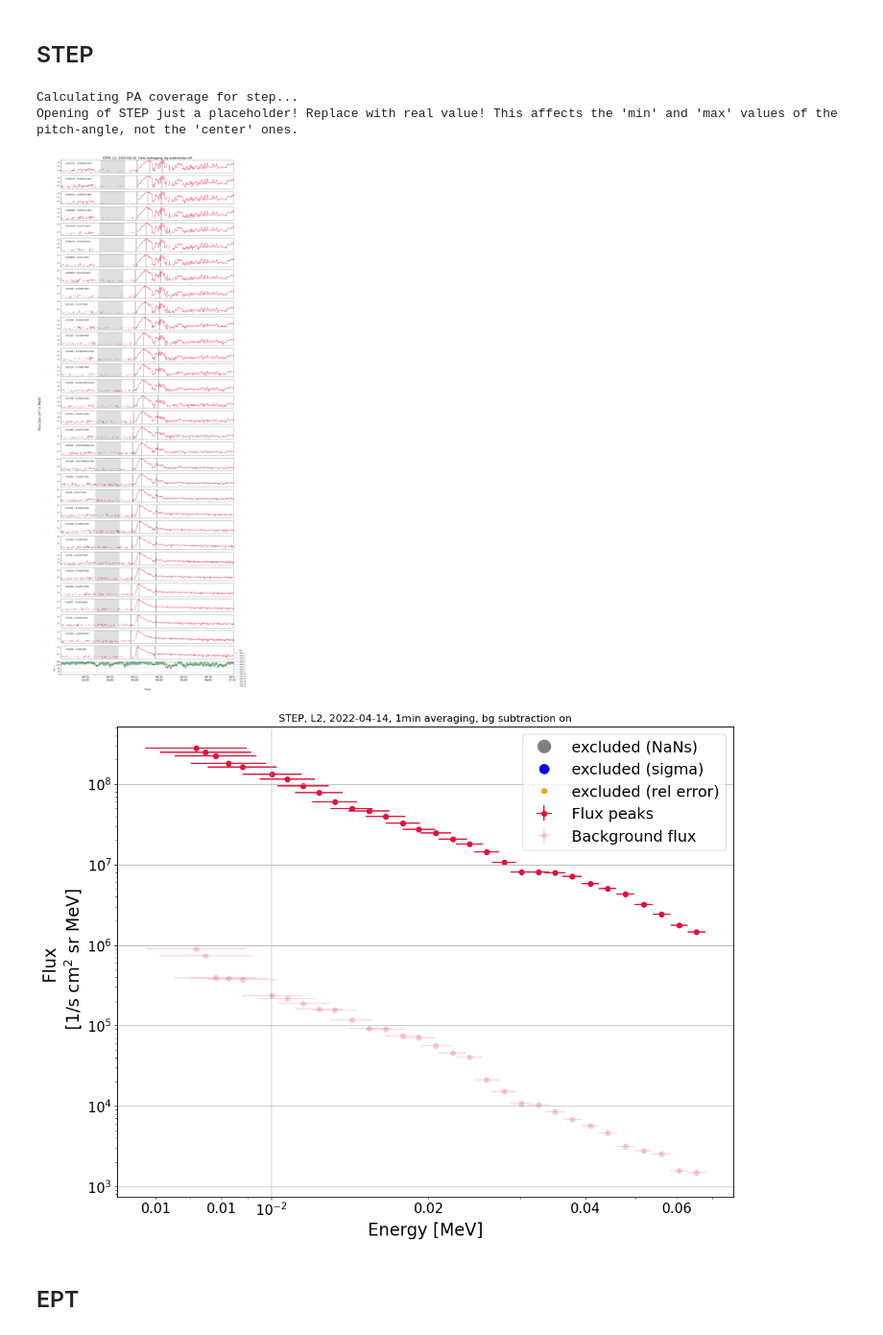
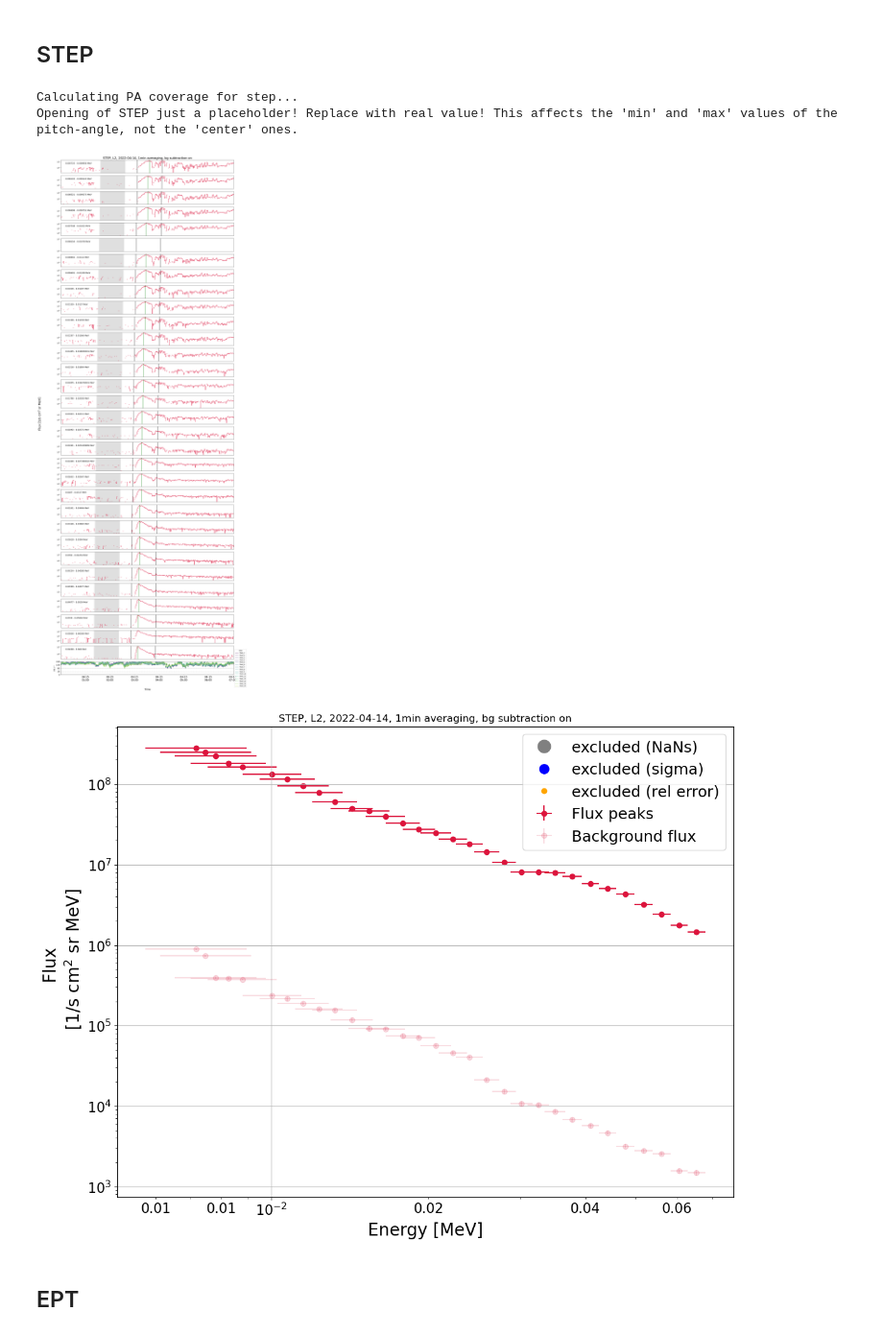
Before and after one commit to AnnamariaFedeli/SolOEPD-Plot-n-Fit-SEE, a Jupyter notebook: Plot-n-Fit-SEE-EnergySpectra.ipynb, the cells around one changed output. Shown at 96% size. Cells and saved outputs as stored; diff of their text form; code cells hidden in the pictures.

```diff
--- a/Plot-n-Fit-SEE-EnergySpectra.ipynb
+++ b/Plot-n-Fit-SEE-EnergySpectra.ipynb
@@ -70,7 +70,7 @@ averaging = 1
 contamination_threshold = 1  # either None or an integer >0 (STEP)
 
 ion_correction = False
-bg_subtraction = False
+bg_subtraction = True
 
 step = True
 ept = True
@@ -240,29 +235,29 @@ Creating dir /home/annafed/Documents/event_analysis/2022-04-15-0302/contaminatio
 # %%
 if step:
     # calculate resampled STEP electron fluxes (+ ions)
     df_particles_step = calc_electrons(df=df_particles_step_org, meta=energies_step,
                                        contamination_threshold=contamination_threshold, only_averages=True,
                                        resample=f'{averaging}min')
     data_step = extract_electron_data(df_particles_step, energies_step, plot_start, plot_end, t_inj,
                                       bgstart = bg_start , bgend = bg_end, bg_distance_from_window = bg_distance_from_window,
                                       bg_period = bg_period, travel_distance = travel_distance,
                                       travel_distance_second_slope = travel_distance_second_slope, fixed_window = fixed_window,
                                       instrument = 'step', data_type = 'l2', averaging_mode='mean', averaging=averaging,
                                       masking=False)
     if plot_pa:
         mag_srf = mag_srf.resample('{}min'.format(averaging)).mean()
         coverage = calc_pa_coverage('step', mag_srf)
 
     if saving: write_to_csv(data_step, path=path_to_folder)
-    bg_b = False
+    bg_b = bg_subtraction
     plot_channels(data_step, bg_subtraction=bg_b, path=plot_path, savefig=saving, plot_pa=plot_pa, coverage=coverage, sensor = 'step', sigma = sigma, frac_nan_threshold = frac_nan_threshold, rel_err_threshold = rel_err)
-    bg_b = True
+    bg_b = bg_subtraction
     plot_spectrum_peak(data_step, bg_subtraction=bg_b, path=plot_path, savefig=saving, sigma = sigma, frac_nan_threshold = frac_nan_threshold, rel_err_threshold= rel_err, direction = direction)
     #plot_spectrum_average(data_step, bg_subtraction=bg_b, savefig=saving, path=path_to_folder, sigma=sigma, frac_nan_threshold=frac_nan_threshold, rel_err_threshold=rel_err, direction=direction)
 # %% [output]
 Calculating PA coverage for step...
 Opening of STEP just a placeholder! Replace with real value! This affects the 'min' and 'max' values of the pitch-angle, not the 'center' ones.
-[figure, old version]
+[figure, new version]
 [figure]
 # %% [markdown]
 ## EPT
```
Also changed, not shown: parts of 5 cells of this notebook.
